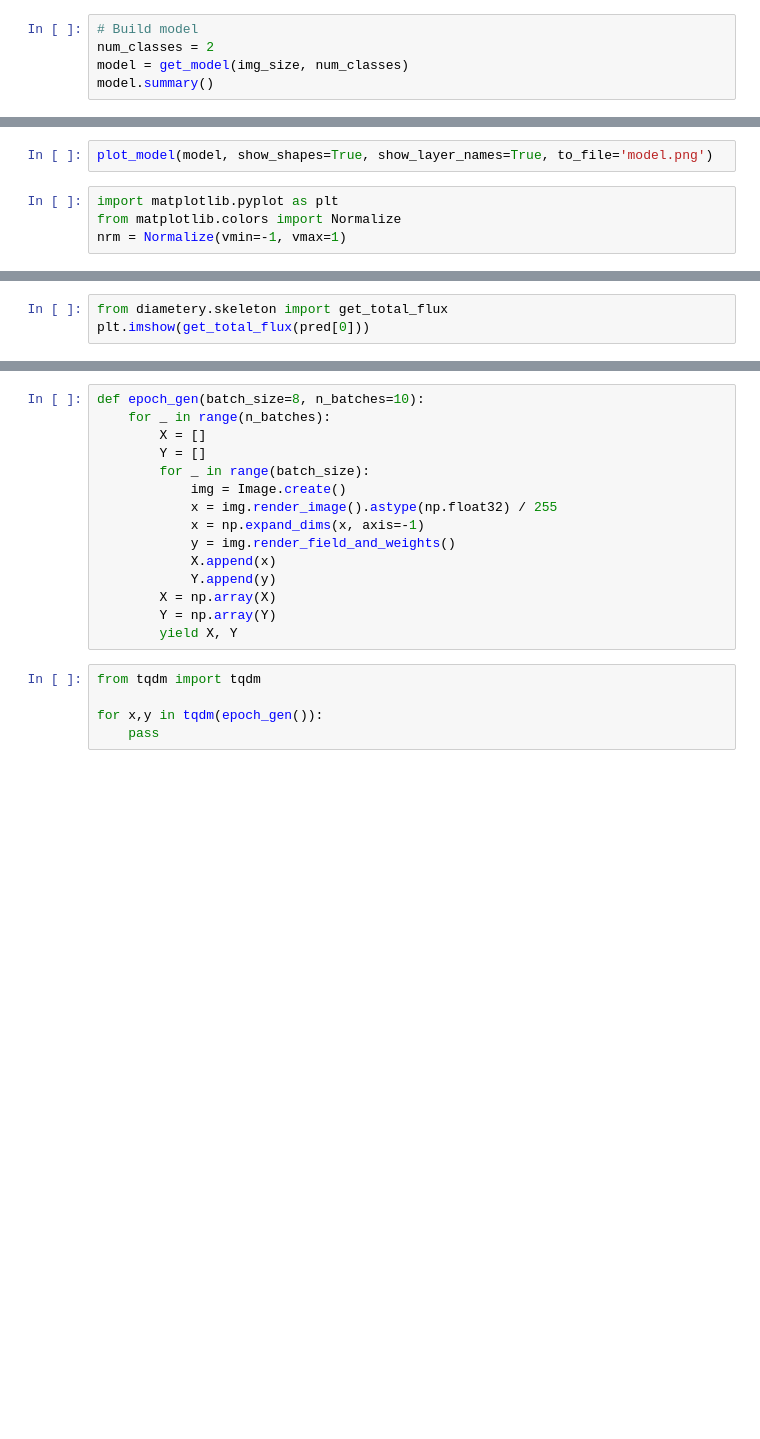
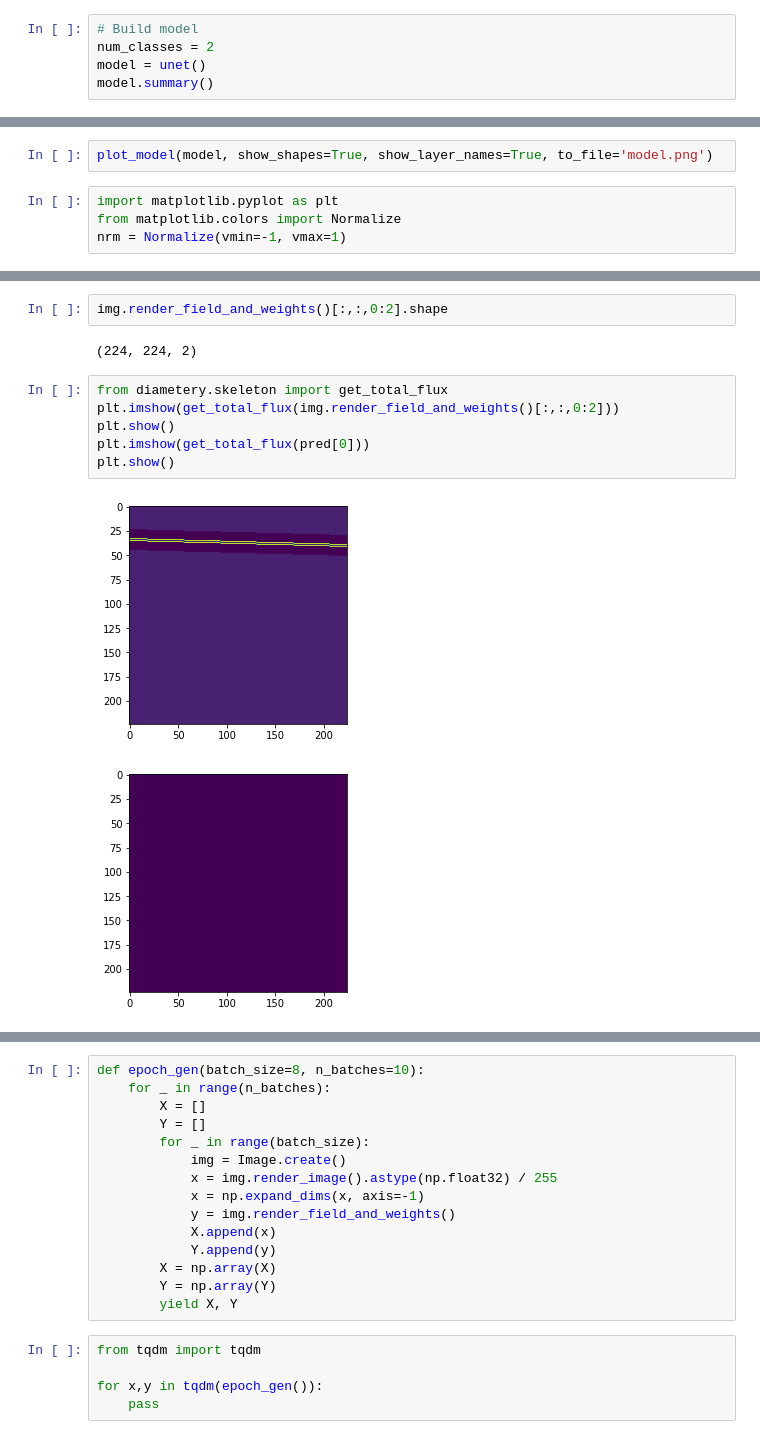
Before and after one commit to yaelsuarez/diameterY, a Jupyter notebook: scratch/model.ipynb, the cells around one changed output, grey strips where cells are left out. Cells and saved outputs as stored; diff of their text form; blank space fills up the shorter version.

```diff
--- a/scratch/model.ipynb
+++ b/scratch/model.ipynb
@@ -75,5 +139,5 @@ keras.backend.clear_session()
 # %%
 # Build model
 num_classes = 2
-model = get_model(img_size, num_classes)
+model = unet()
 model.summary()
@@ -103,6 +210,16 @@ plt.imshow(im_rgb, norm=nrm)
+# %%
+img.render_field_and_weights()[:,:,0:2].shape
+# %% [output]
+(224, 224, 2)
 # %%
 from diametery.skeleton import get_total_flux
+plt.imshow(get_total_flux(img.render_field_and_weights()[:,:,0:2]))
+plt.show()
 plt.imshow(get_total_flux(pred[0]))
+plt.show()
+# %% [output]
+[figure, added]
+[figure, added]
 # %%
 def weighted_l2(y_true, y_pred):
     f_true = y_true[:,:,:,0:2]
```
Also changed, not shown: parts of 31 cells of this notebook, 5 other files.
